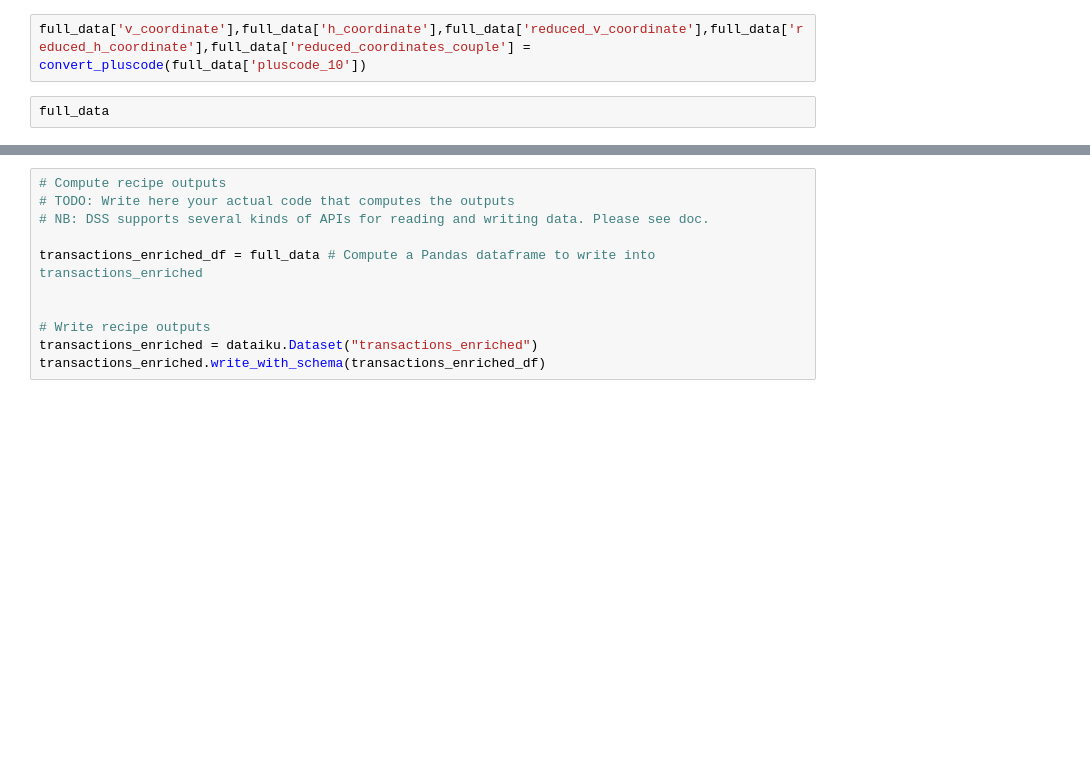
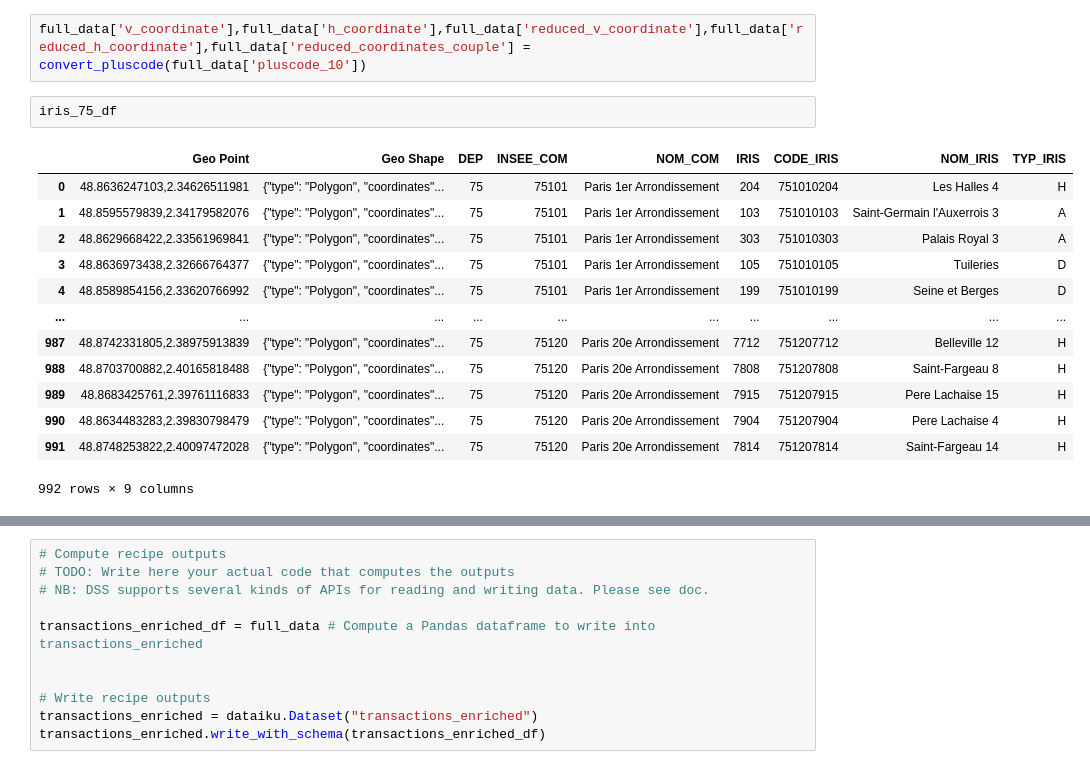
Before and after one commit to nathanbry2/dss-realestate, a Jupyter notebook: ipython_notebooks/notebook editor for compute_transactions_enriched.ipynb, the cells around one changed output, grey strips where cells are left out. Drawn from its saved outputs; the diff is of its cells as text; blank space fills up the shorter version.

```diff
--- a/ipython_notebooks/notebook editor for compute_transactions_enriched.ipynb
+++ b/ipython_notebooks/notebook editor for compute_transactions_enriched.ipynb
@@ -30,4 +58,18 @@ full_data['pluscode_10'] = [code[:11] for code in full_data['pluscode_16_first']
 # %%
 full_data['v_coordinate'],full_data['h_coordinate'],full_data['reduced_v_coordinate'],full_data['reduced_h_coordinate'],full_data['reduced_coordinates_couple'] = convert_pluscode(full_data['pluscode_10'])
-# %%
-full_data
+# %%
+iris_75_df
+# %% [output]
+|  | Geo Point | Geo Shape | DEP | INSEE_COM | NOM_COM | IRIS | CODE_IRIS | NOM_IRIS | TYP_IRIS |
+| 0 | 48.8636247103,2.34626511981 | {"type": "Polygon", "coordinates"... | 75 | 75101 | Paris 1er Arrondissement | 204 | 751010204 | Les Halles 4 | H |
+| 1 | 48.8595579839,2.34179582076 | {"type": "Polygon", "coordinates"... | 75 | 75101 | Paris 1er Arrondissement | 103 | 751010103 | Saint-Germain l'Auxerrois 3 | A |
+| 2 | 48.8629668422,2.33561969841 | {"type": "Polygon", "coordinates"... | 75 | 75101 | Paris 1er Arrondissement | 303 | 751010303 | Palais Royal 3 | A |
+| 3 | 48.8636973438,2.32666764377 | {"type": "Polygon", "coordinates"... | 75 | 75101 | Paris 1er Arrondissement | 105 | 751010105 | Tuileries | D |
+| 4 | 48.8589854156,2.33620766992 | {"type": "Polygon", "coordinates"... | 75 | 75101 | Paris 1er Arrondissement | 199 | 751010199 | Seine et Berges | D |
+| ... | ... | ... | ... | ... | ... | ... | ... | ... | ... |
+| 987 | 48.8742331805,2.38975913839 | {"type": "Polygon", "coordinates"... | 75 | 75120 | Paris 20e Arrondissement | 7712 | 751207712 | Belleville 12 | H |
+| 988 | 48.8703700882,2.40165818488 | {"type": "Polygon", "coordinates"... | 75 | 75120 | Paris 20e Arrondissement | 7808 | 751207808 | Saint-Fargeau 8 | H |
+| 989 | 48.8683425761,2.39761116833 | {"type": "Polygon", "coordinates"... | 75 | 75120 | Paris 20e Arrondissement | 7915 | 751207915 | Pere Lachaise 15 | H |
+| 990 | 48.8634483283,2.39830798479 | {"type": "Polygon", "coordinates"... | 75 | 75120 | Paris 20e Arrondissement | 7904 | 751207904 | Pere Lachaise 4 | H |
+| 991 | 48.8748253822,2.40097472028 | {"type": "Polygon", "coordinates"... | 75 | 75120 | Paris 20e Arrondissement | 7814 | 751207814 | Saint-Fargeau 14 | H |
+992 rows × 9 columns
```
Also changed, not shown: parts of 5 cells of this notebook.
